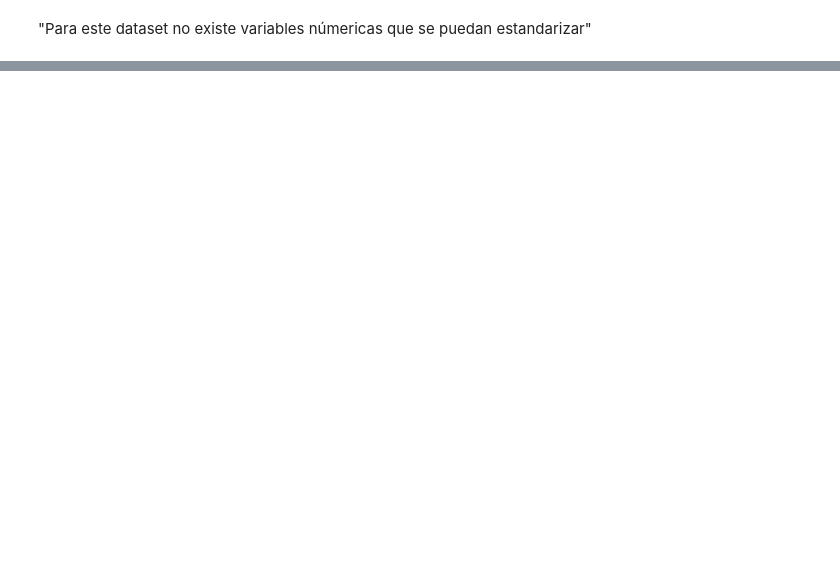
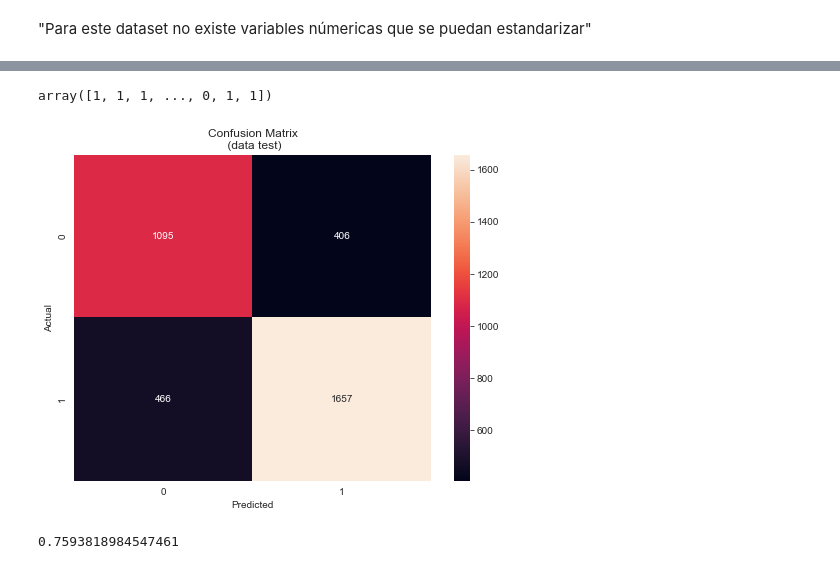
Before and after one commit to jose25050/proyectoMachineLearning, a Jupyter notebook: script.ipynb, the cells around one changed output, grey strips where cells are left out. Drawn from its saved outputs; the diff is of its cells as text; code cells hidden in the pictures; blank space fills up the shorter version.

```diff
--- a/script.ipynb
+++ b/script.ipynb
@@ -677,0 +911,3 @@ Name: Y, Length: 12684, dtype: int64
+# %%
+classifier = XGBClassifier( )
+classifier.fit(x_train.values, y_train.values)
@@ -677,0 +925,17 @@ Name: Y, Length: 12684, dtype: int64
+# %%
+predict_test3  = classifier.predict(x_test)
+predict_test3
+# %% [output]
+array([1, 1, 1, ..., 0, 1, 1])
+# %%
+confusion_matrix = pd.crosstab(predict_test3, y_test, rownames=['Actual'], colnames=['Predicted'])
+plt.figure(figsize=(8,6))
+sns.heatmap(confusion_matrix, annot=True,fmt='g')
+plt.title("Confusion Matrix\n (data test)")
+plt.show()
+# %% [output]
+[figure, added]
+# %%
+metrics.accuracy_score(y_test,predict_test3)
+# %% [output]
+0.7593818984547461
```
Also changed, not shown: parts of 41 cells of this notebook.
